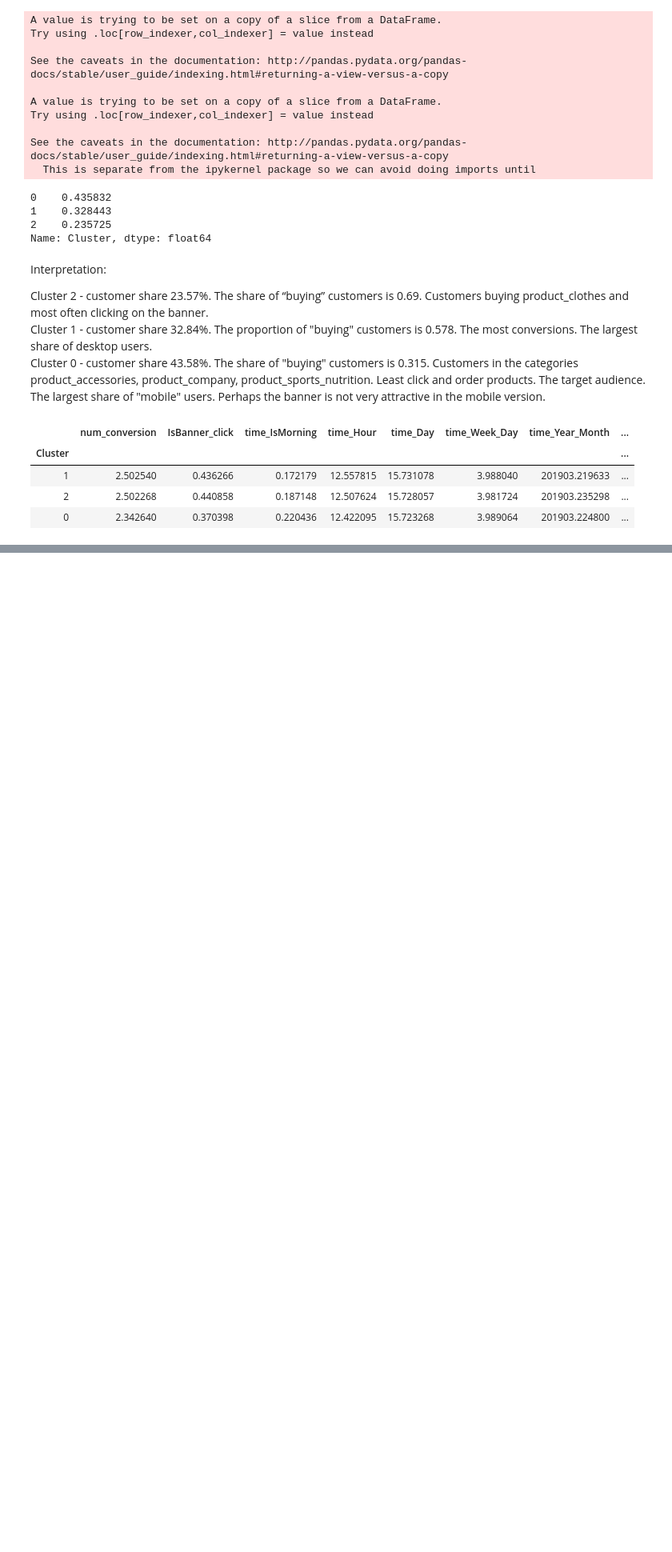
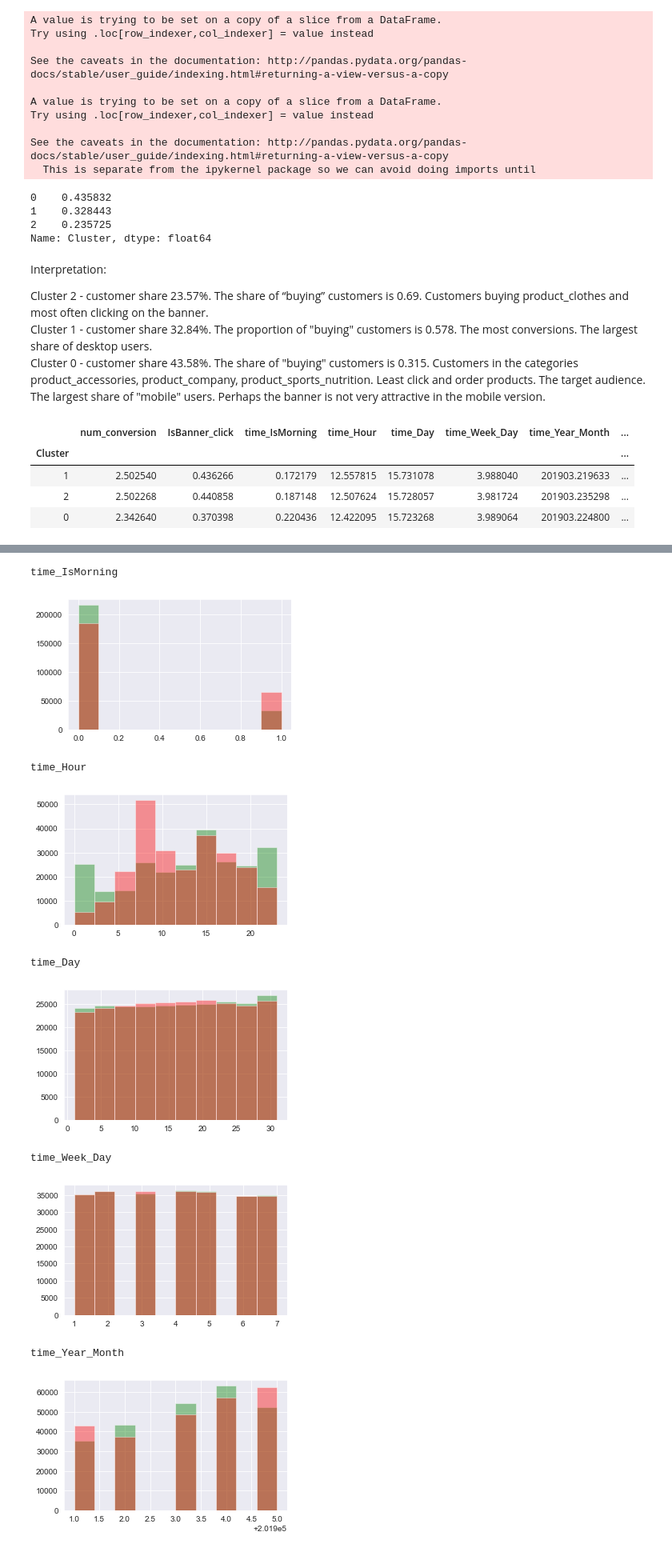
Before and after one commit to befowle/AB_Testing, a Jupyter notebook: ab_testing.ipynb, the cells around one changed output, grey strips where cells are left out. Shown: that part at 80% size. Cells and saved outputs as stored; diff of their text form; code cells hidden in the pictures; blank space fills up the shorter version.

```diff
--- a/ab_testing.ipynb
+++ b/ab_testing.ipynb
@@ -748,0 +804,19 @@ cluster_df.groupby('Cluster').mean().sort_values(by=['target'], ascending=False)
+# %%
+feat = [f for f in cluster_df.columns if 'time' in f]
+for i in feat:
+    print(i)
+    plt.figure()
+    cluster_df[cluster_df['target'] == 1][i].hist(figsize=(5, 3), alpha=0.4, color = 'green')
+    cluster_df[cluster_df['target'] == 0][i].hist(figsize=(5, 3), alpha=0.4, color = 'red')
+    plt.show();
+# %% [output]
+time_IsMorning
+[figure, added]
+time_Hour
+[figure, added]
+time_Day
+[figure, added]
+time_Week_Day
+[figure, added]
+time_Year_Month
+[figure, added]
```
Also changed, not shown: parts of 8 cells of this notebook.
